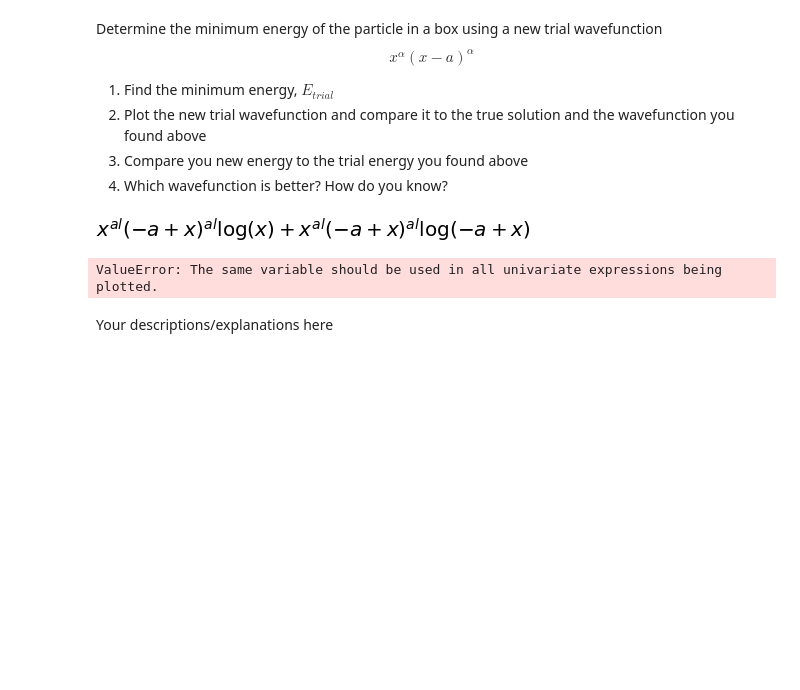
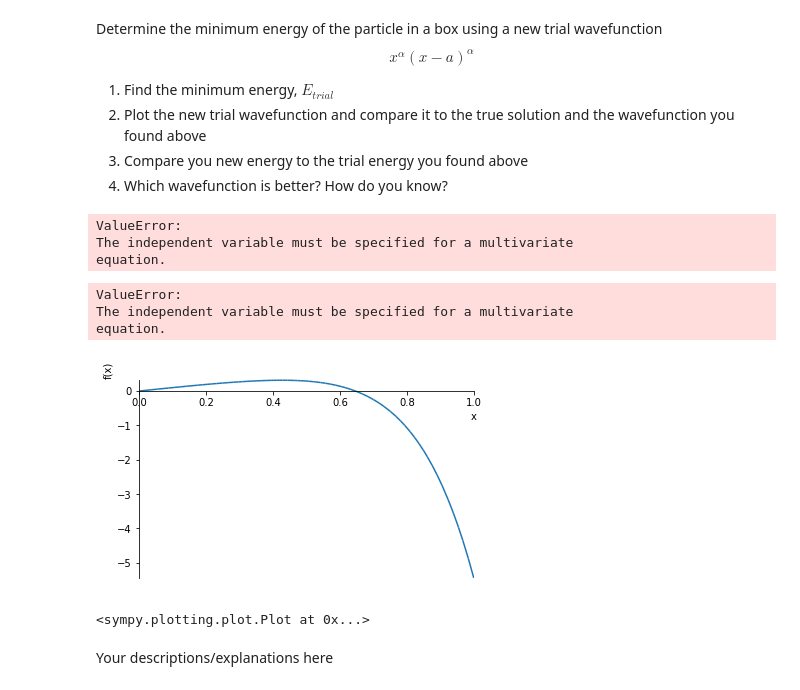
Before and after one commit to sju-chem264-2019/10-3-19-lecture-xren307, a Jupyter notebook: variational-principle.ipynb, the cells around one changed output. Saved outputs shown, nothing was run; the diff lists cells and outputs as text; code cells hidden in the pictures; blank space fills up the shorter version.

```diff
--- a/variational-principle.ipynb
+++ b/variational-principle.ipynb
@@ -153,16 +151,35 @@ Determine the minimum energy of the particle in a box using a new trial wavefunc
 # Find the minimum energy -- vary alpha to find minimum energy, take first derivative to get the lowest value
 import sympy as sym
 x, a, p, al= sym.symbols('x, a, p, al')
-newtrial= (x**al)*(x-a)**al
+newtrial= (x**al)*(x-1)**al
 
-sym.diff(newtrial,al)
+newtrialdiff= sym.diff(newtrial,al)
+solutions=sym.solveset(newtrial)
+print(solutions)
+
+#etrial2= etrial.subs(a, 1)
+#sym.diff(etrial2,al)
+#solutions=sym.solveset(sym.diff(etrial2,al))
+#print(solutions)
 # %% [output]
-[figure, removed]
+ValueError:
+The independent variable must be specified for a multivariate
+equation.
 # %%
 #2. Plot new trial function
 import sympy as sym
 x, a, p, al= sym.symbols('x, a, p, al')
 newtrial= (x**al)*(x-1)**al
-sym.plot(newtrial, (al,0, 1))
+
+solutions= sym.solveset(newtrial)
+print(solutions)
+
+
+#etrial2= etrial.subs(a, 1)
+#sym.diff(etrial2,al)
+#solutions=sym.solveset(sym.diff(etrial2,al))
+#print(solutions)
 # %% [output]
-ValueError: The same variable should be used in all univariate expressions being plotted.
+ValueError:
+The independent variable must be specified for a multivariate
+equation.
@@ -171,2 +186,11 @@ ValueError: The same variable should be used in all univariate expressions being
+# %%
+#3. Compare new energy to trial energy above.
+
+x, m, a, al= sym.symbols('x, m, a, al')
+etrue= (sym.pi**2)/2
+sym.plot(newphi.subs(a,1), (x,0,1))
+# %% [output]
+[figure, added]
+<sympy.plotting.plot.Plot at 0x...>
 # %%
 #4. Which wave function is better?
```
Also changed, not shown: parts of 17 cells of this notebook.
